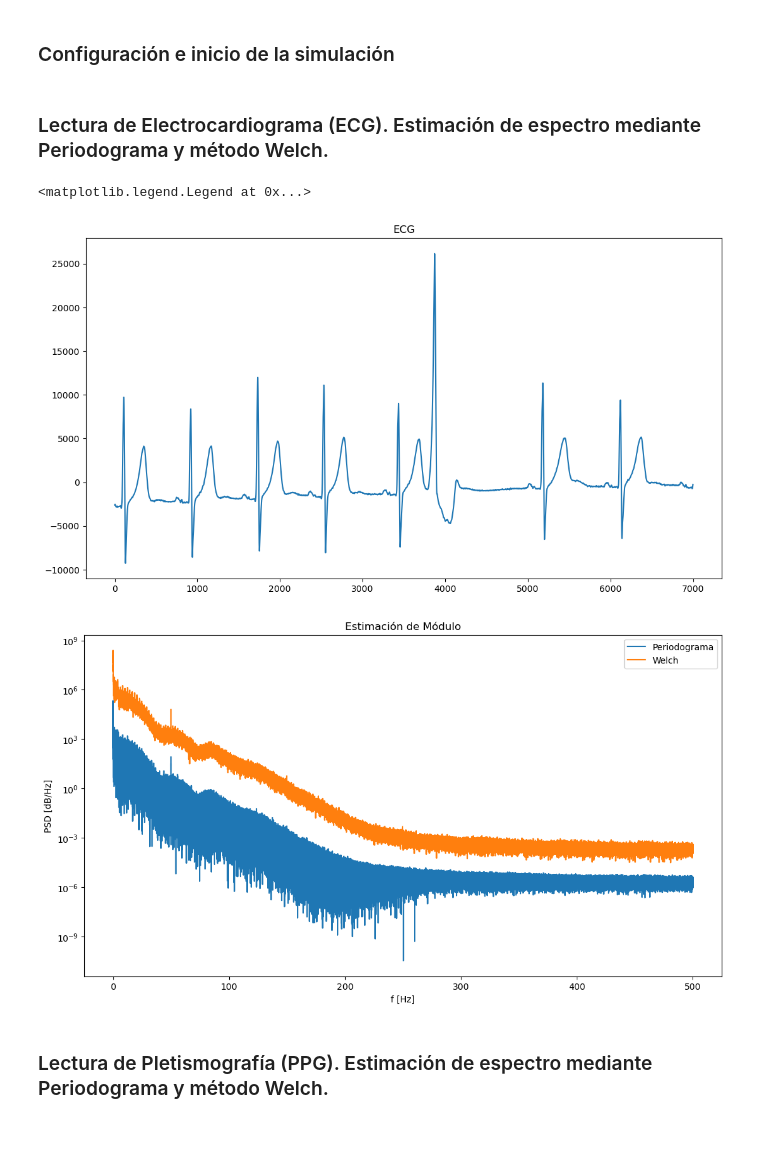
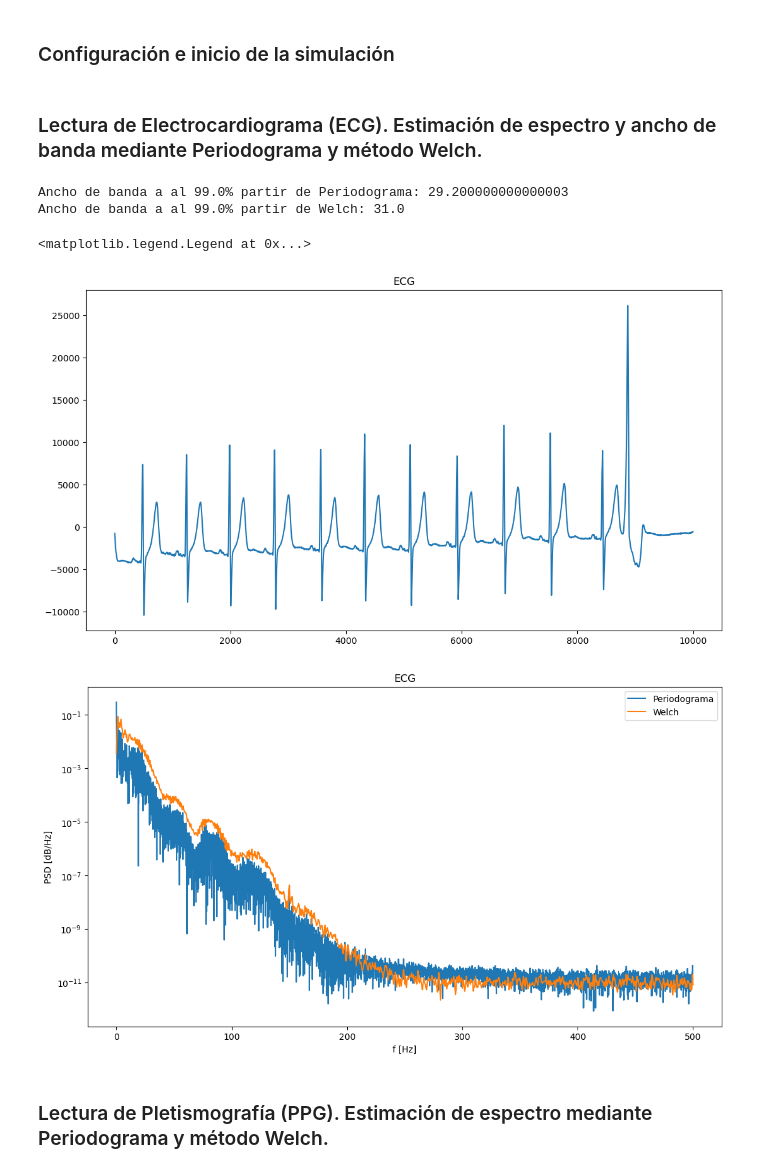
Before and after one commit to esilvaUTN/PDS, a Jupyter notebook: ts/TS7/ts7_Signals_Spectrum.ipynb, the cells around one changed output. Drawn from its saved outputs; the diff is of its cells as text; code cells hidden in the pictures; blank space fills up the shorter version.

```diff
--- a/ts/TS7/ts7_Signals_Spectrum.ipynb
+++ b/ts/TS7/ts7_Signals_Spectrum.ipynb
@@ -22,34 +22,54 @@ def vertical_flaten(a):
 
     return a.reshape(a.shape[0],1)
 # %% [markdown]
-### Lectura de Electrocardiograma (ECG). Estimación de espectro mediante Periodograma y método Welch.
+### Lectura de Electrocardiograma (ECG). Estimación de espectro y ancho de banda mediante Periodograma y método Welch.
 # %%
 fs = 1000 # Hz
 mat_struct = sio.loadmat('ECG_TP4.mat')
 
 ecg_one_lead = vertical_flaten(mat_struct['ecg_lead'])
+ecg_one_lead = ecg_one_lead[0:10000]
 N = len(ecg_one_lead)
 
 plt.figure()
-plt.plot(ecg_one_lead[5000:12000])
+plt.plot(ecg_one_lead)
 plt.title('ECG')
 
 spectrum = np.fft.fft(ecg_one_lead, axis=0)/N
 f = np.fft.fftfreq(N, 1/fs)
-periodogram = np.abs(spectrum)**2                                       #Calculo de periodograma
-freq, welch = sp.signal.welch(ecg_one_lead, fs=fs, nperseg=N/5, axis=0) #Estimación de espectro con método de Welch
+periodogram = fs*(np.abs(spectrum)**2)
+freq, welch = sp.signal.welch(ecg_one_lead, fs=fs, nperseg=N/5, axis=0)
 
-plt.figure()
-plt.semilogy(f[:N//2], periodogram[:N//2], label="Periodograma")
-plt.semilogy(freq, welch, label="Welch")
-plt.title('Estimación de Módulo')
+Pperio = np.sum(periodogram[:N//2])
+periodogram = periodogram[:N//2]/Pperio
+Paccum_perio = np.cumsum(periodogram)
+thresh = 0.99
+index = np.where(Paccum_perio >= thresh)[0][0]
+pos_f = f[:N//2]
+Bw = pos_f[index]
+print('Ancho de banda a al ' + str(thresh*100) + '% partir de Periodograma: ' + str(Bw))
+
+Pwelch = np.sum(welch)
+welch = welch/Pwelch
+Paccum_welch = np.cumsum(welch)
+thresh = 0.99
+index = np.where(Paccum_welch >= thresh)[0][0]
+Bw = freq[index]
+print('Ancho de banda a al ' + str(thresh*100) + '% partir de Welch: ' + str(Bw))
+
+plt.figure();
+plt.semilogy(pos_f, periodogram, label='Periodograma')
+plt.semilogy(freq, welch, label='Welch')
+plt.title('ECG')
 plt.xlabel('f [Hz]')
 plt.ylabel('PSD [dB/Hz]')
 plt.legend()
 # %% [output]
-<matplotlib.legend.Legend at 0x...>
+Ancho de banda a al 99.0% partir de Periodograma: 29.200000000000003
+Ancho de banda a al 99.0% partir de Welch: 31.0
+<matplotlib.legend.Legend at 0x...>
-[figure, old version]
+[figure, new version]
-[figure, old version]
+[figure, new version]
 # %% [markdown]
 ### Lectura de Pletismografía (PPG). Estimación de espectro mediante Periodograma y método Welch.
 # %%
```
Also changed, not shown: parts of 3 cells of this notebook, 1 other file.
